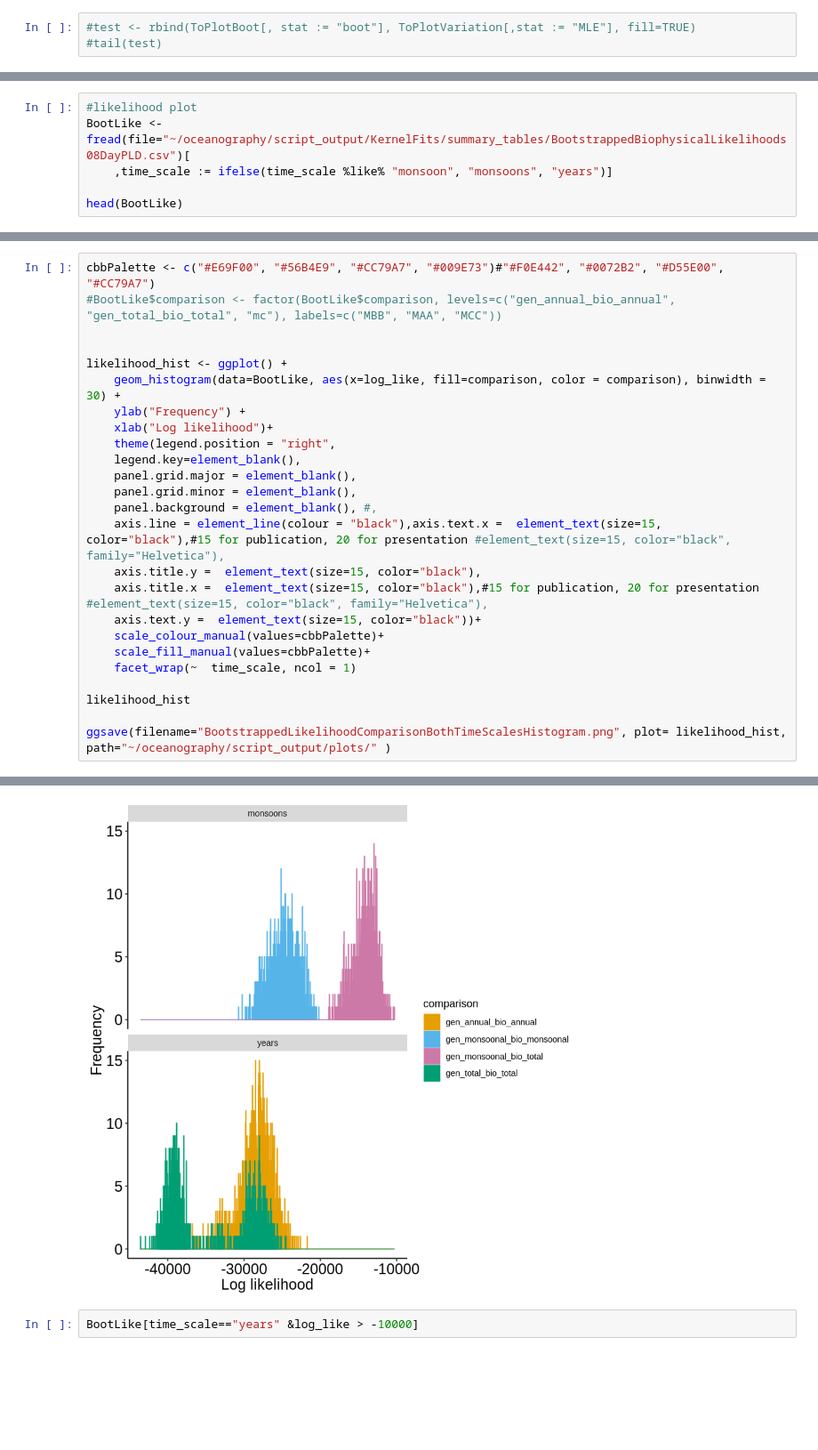
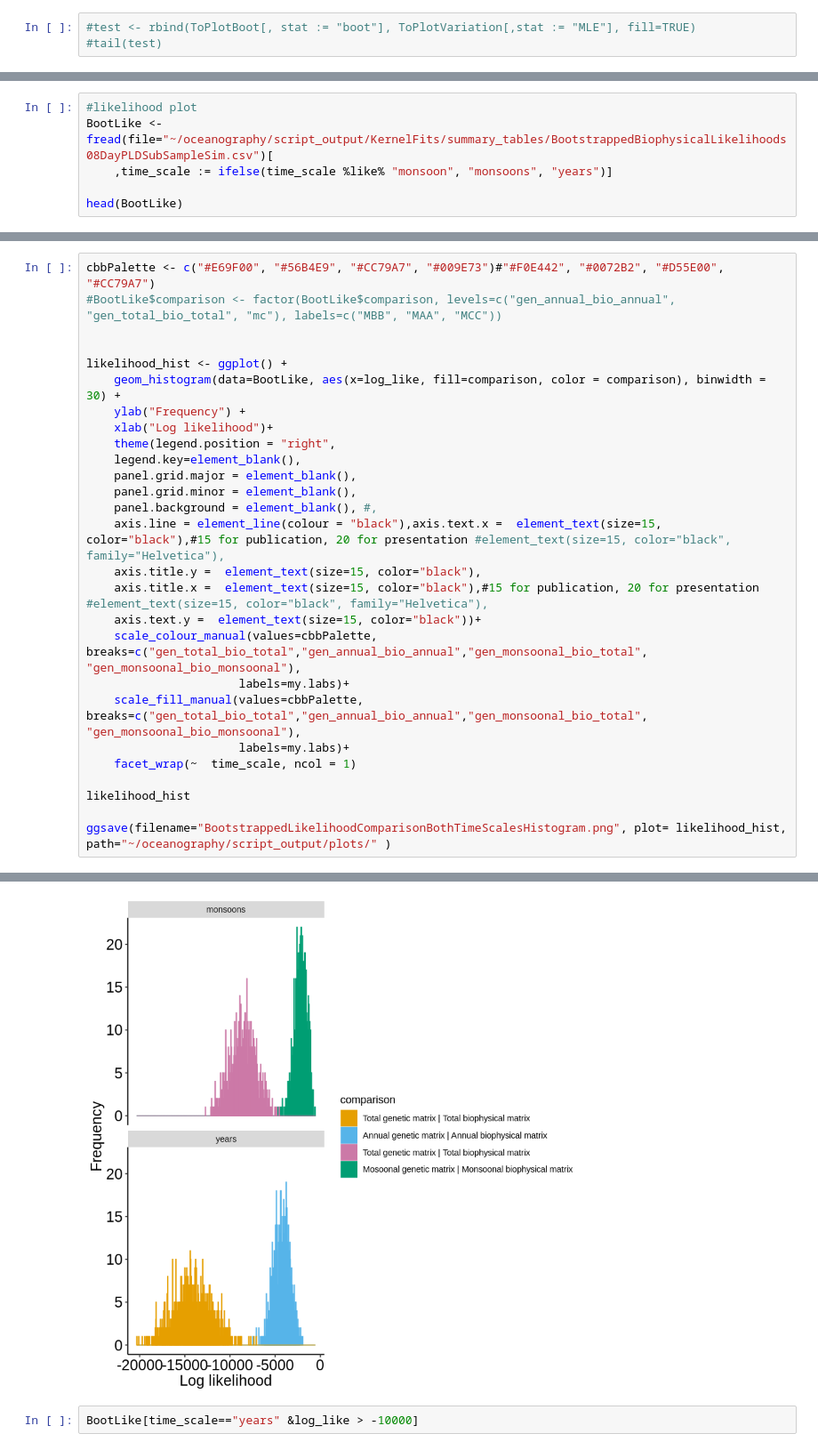
Before and after one commit to pinskylab/CamotesROMS, a Jupyter notebook: notebooks/process_ROMS_kernels.ipynb, the cells around one changed output, grey strips where cells are left out. Shown at 89% size. Cells and saved outputs as stored; diff of their text form; blank space fills up the shorter version.

Commit message:
plots with improved bootstrapping code

```diff
--- a/notebooks/process_ROMS_kernels.ipynb
+++ b/notebooks/process_ROMS_kernels.ipynb
@@ -648,6 +652,6 @@ CVPlotAnnual
 # %%
 #likelihood plot
-BootLike <- fread(file="~/oceanography/script_output/KernelFits/summary_tables/BootstrappedBiophysicalLikelihoods08DayPLD.csv")[
+BootLike <- fread(file="~/oceanography/script_output/KernelFits/summary_tables/BootstrappedBiophysicalLikelihoods08DayPLDSubSampleSim.csv")[
     ,time_scale := ifelse(time_scale %like% "monsoon", "monsoons", "years")]
 
 head(BootLike)
@@ -668,31 +670,33 @@ test <- BootLike[comparison=="gen_total_bio_total", .(log_like)]<BootLike[compar
 # %%
 cbbPalette <- c("#E69F00", "#56B4E9", "#CC79A7", "#009E73")#"#F0E442", "#0072B2", "#D55E00", "#CC79A7")
 #BootLike$comparison <- factor(BootLike$comparison, levels=c("gen_annual_bio_annual", "gen_total_bio_total", "mc"), labels=c("MBB", "MAA", "MCC"))
 
 
 likelihood_hist <- ggplot() +
     geom_histogram(data=BootLike, aes(x=log_like, fill=comparison, color = comparison), binwidth = 30) +
     ylab("Frequency") +
     xlab("Log likelihood")+
     theme(legend.position = "right",
     legend.key=element_blank(),
     panel.grid.major = element_blank(),
     panel.grid.minor = element_blank(),
     panel.background = element_blank(), #,
     axis.line = element_line(colour = "black"),axis.text.x =  element_text(size=15, color="black"),#15 for publication, 20 for presentation #element_text(size=15, color="black", family="Helvetica"),
     axis.title.y =  element_text(size=15, color="black"),
     axis.title.x =  element_text(size=15, color="black"),#15 for publication, 20 for presentation #element_text(size=15, color="black", family="Helvetica"),
     axis.text.y =  element_text(size=15, color="black"))+
-    scale_colour_manual(values=cbbPalette)+
-    scale_fill_manual(values=cbbPalette)+
+    scale_colour_manual(values=cbbPalette, breaks=c("gen_total_bio_total","gen_annual_bio_annual","gen_monsoonal_bio_total", "gen_monsoonal_bio_monsoonal"),
+                      labels=my.labs)+
+    scale_fill_manual(values=cbbPalette, breaks=c("gen_total_bio_total","gen_annual_bio_annual","gen_monsoonal_bio_total", "gen_monsoonal_bio_monsoonal"),
+                      labels=my.labs)+
     facet_wrap(~  time_scale, ncol = 1)
 
 likelihood_hist
 
 ggsave(filename="BootstrappedLikelihoodComparisonBothTimeScalesHistogram.png", plot= likelihood_hist, path="~/oceanography/script_output/plots/" )
 # %% [output]
 Saving 6.67 x 6.67 in image
-[figure, old version]
+[figure, new version]
 # %%
 BootLike[time_scale=="years" &log_like > -10000]
 # %% [output]
```
Also changed, not shown: parts of 9 cells of this notebook, 4 other files.
